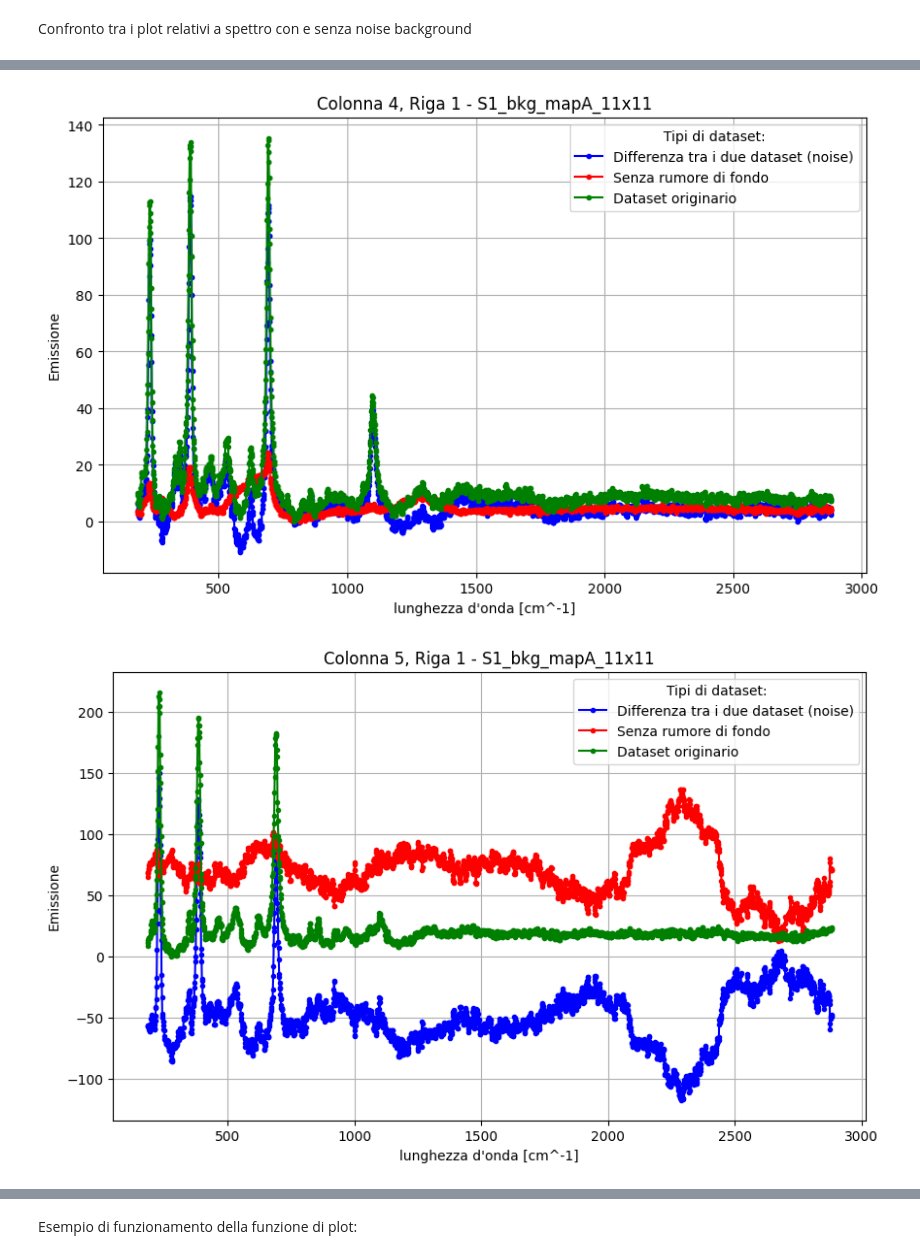
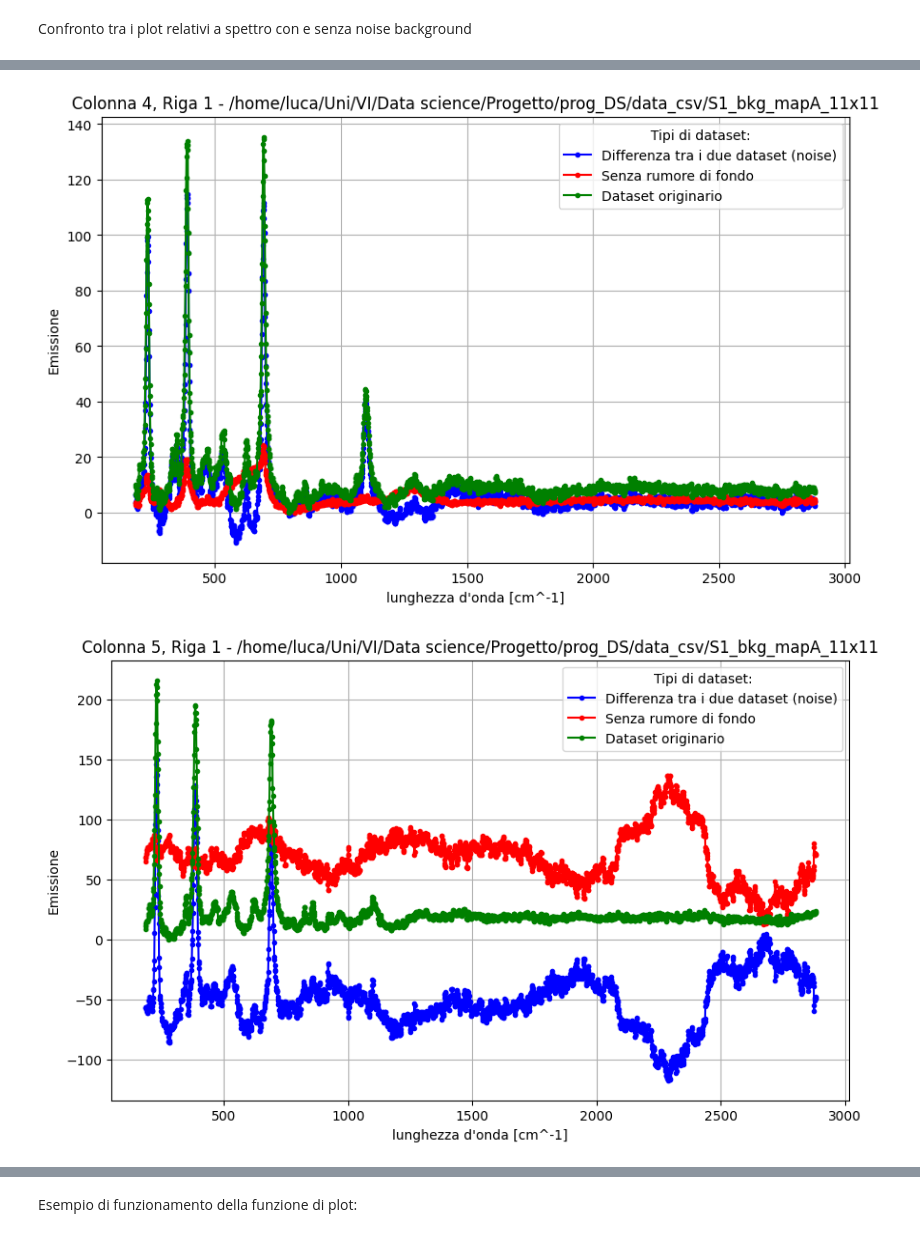
Before and after one commit to lucasulinux/progetto_data_science, a Jupyter notebook: prog_ipynb.ipynb, the cells around one changed output, grey strips where cells are left out. Cells and saved outputs as stored; diff of their text form; code cells hidden in the pictures.

```diff
--- a/prog_ipynb.ipynb
+++ b/prog_ipynb.ipynb
@@ -9,7 +8,9 @@ path_db_raman = "/home/luca/Uni/VI/Data science/Progetto/prog_DS/Raman-20250709T
 # %% [markdown]
 Guardando dentro ai file di database Raman, scopriamo che sono salvati come txt, con spazi all'inizio e "a capi" dopo ogni coppia di punti x,y. Questa viene segnata con un \n quando si importa la stringa. Perciò bisogna aggeggiare i dati per plottarli, così:
 # %%
-name ="/home/luca/Uni/VI/Data science/Progetto/prog_DS/Raman-20250709T202209Z-1-001/Database Raman/Albite.txt"
+path_db_raman = "/home/luca/Uni/VI/Data science/Progetto/prog_DS/Raman-20250709T202209Z-1-001/Database Raman"
+name = path_db_raman + "/Albite.txt"
+
 open(name).read()
 # %% [output]
 '   1.0000000e+02   0.0000000e+00\n   1.3037720e+02   0.0000000e+00\n   1.3085930e+02   2.9943790e+01\n   1.3134140e+02   4.0095520e+01\n   1.3182350e+02   3.2205990e+01\n   1.3230560e+02   1.0157960e ...
@@ -79,7 +80,7 @@ Mi salvo ora su csv i dati relativi agli spettri dei minerali puri, ho quindi:
 
 "nome minerale", valore x, valore y fino ad esaurimento coppie x,y
 # %%
-with open("minerali.csv", "w", newline="") as file:
+with open("/home/luca/Uni/VI/Data science/Progetto/prog_DS/data_csv/minerali.csv", "w", newline="") as file:
     writer = csv.writer(file)
     #writer.writerow(["nome", "x", "y"])  # intestazione
 
@@ -194,8 +195,9 @@ Scopro che è 2882.0 per S1 e 4002.22 per S2
 # %% [markdown]
 Confronto tra i plot relativi a spettro con e senza noise background
 # %%
-directory= "/home/luca/Uni/VI/Data science/Progetto/prog_DS"
+directory= "/home/luca/Uni/VI/Data science/Progetto/prog_DS/data_csv/"
 names = ["S1_bkg_mapA_11x11.csv", "S1_mapA_11x11.csv", "S2_bkg_mapA_11x11.csv", "S2_mapA_11x11.csv"]
+names = [directory+n for n in names]
 df = pd.read_csv(names[0])
 df1 = pd.read_csv(names[1])
 for i in range(11):
@@ -220,2 +222,2 @@ for i in range(11):
-[figure, old version]
+[figure, new version]
-[figure, old version]
+[figure, new version]
```
Also changed, not shown: parts of 3 cells of this notebook, 17 other files.
